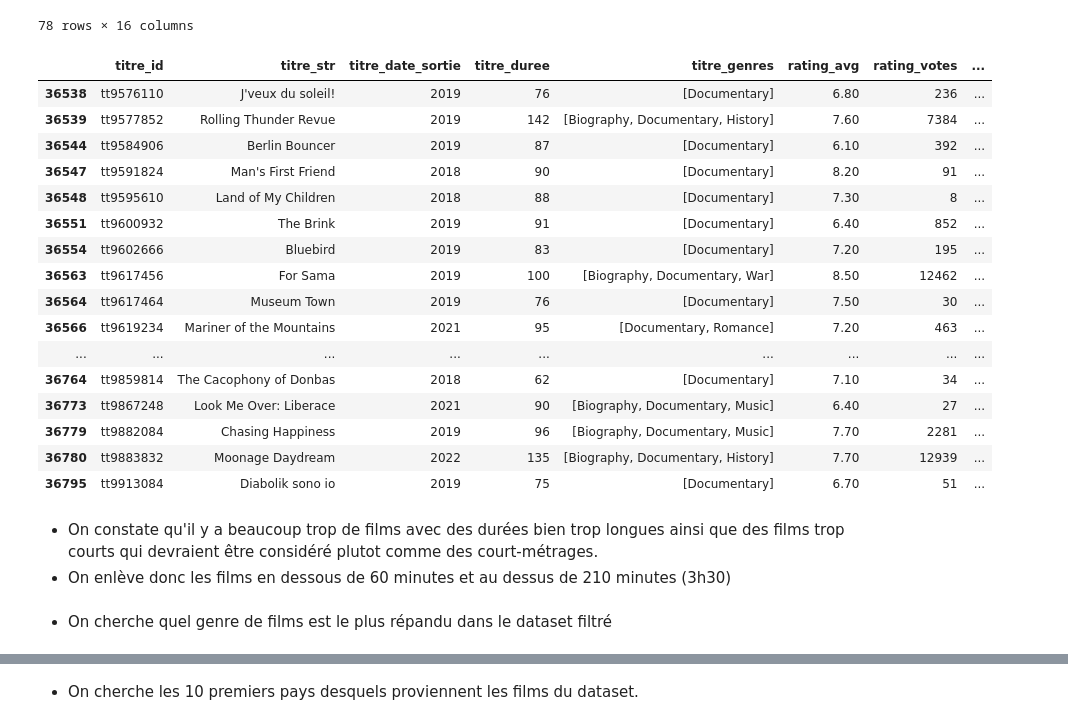
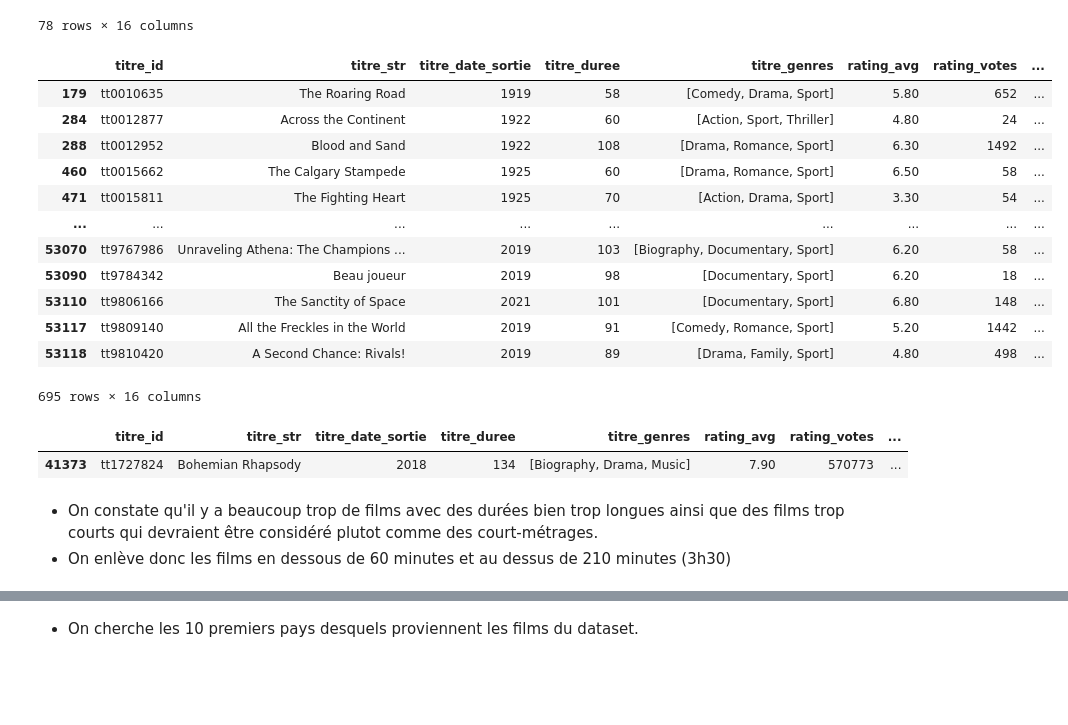
Before and after one commit to Morgan-DCL/project_2, a Jupyter notebook: eda_movies_with_graph.ipynb, the cells around one changed output, grey strips where cells are left out. Cells and saved outputs as stored; diff of their text form; code cells hidden in the pictures; blank space fills up the shorter version.

```diff
--- a/eda_movies_with_graph.ipynb
+++ b/eda_movies_with_graph.ipynb
@@ -67,6 +106,8 @@ eda.show_total_films_decade_plotly(df)
 # %%
 condi =(
     (df["titre_date_sortie"] >= 1960) &
-    (df["rating_avg"] >= 5)
+    (df["rating_avg"] >= 5) &
+    (df["rating_votes"] >= 5000)
 )
+
 df = df[condi].reset_index(drop='index')
@@ -72,0 +137,3 @@ df = df[condi].reset_index(drop='index')
+# %%
+genres_ = ["Music", "Documentary", "Reality-TV", "News"]
+df = df[df['titre_genres'].apply(lambda x: all(g not in x for g in genres_))]
@@ -129,27 +198,28 @@ df[(df["titre_duree"] > 210) & (df["titre_duree"] < 400)]
 | 36671 | tt9749570 | Heimat is a Space in Time | 2019 | 218 | [Documentary, History] | 6.90 | 162 | ... |
 78 rows × 16 columns
 # %%
-df1 = df[df["titre_genres"].apply(lambda x: "Documentary" in x)]
+# News out !
+df1 = df[df["titre_genres"].apply(lambda x: "Sport" in x)]
+df1
+# %% [output]
+|  | titre_id | titre_str | titre_date_sortie | titre_duree | titre_genres | rating_avg | rating_votes | ... |
+| 179 | tt0010635 | The Roaring Road | 1919 | 58 | [Comedy, Drama, Sport] | 5.80 | 652 | ... |
+| 284 | tt0012877 | Across the Continent | 1922 | 60 | [Action, Sport, Thriller] | 4.80 | 24 | ... |
+| 288 | tt0012952 | Blood and Sand | 1922 | 108 | [Drama, Romance, Sport] | 6.30 | 1492 | ... |
+| 460 | tt0015662 | The Calgary Stampede | 1925 | 60 | [Drama, Romance, Sport] | 6.50 | 58 | ... |
+| 471 | tt0015811 | The Fighting Heart | 1925 | 70 | [Action, Drama, Sport] | 3.30 | 54 | ... |
+| ... | ... | ... | ... | ... | ... | ... | ... | ... |
+| 53070 | tt9767986 | Unraveling Athena: The Champions ... | 2019 | 103 | [Biography, Documentary, Sport] | 6.20 | 58 | ... |
+| 53090 | tt9784342 | Beau joueur | 2019 | 98 | [Documentary, Sport] | 6.20 | 18 | ... |
+| 53110 | tt9806166 | The Sanctity of Space | 2021 | 101 | [Documentary, Sport] | 6.80 | 148 | ... |
+| 53117 | tt9809140 | All the Freckles in the World | 2019 | 91 | [Comedy, Romance, Sport] | 5.20 | 1442 | ... |
+| 53118 | tt9810420 | A Second Chance: Rivals! | 2019 | 89 | [Drama, Family, Sport] | 4.80 | 498 | ... |
+695 rows × 16 columns
-# %%
-df1.tail(50)
-# %% [output]
-|  | titre_id | titre_str | titre_date_sortie | titre_duree | titre_genres | rating_avg | rating_votes | ... |
-| 36538 | tt9576110 | J'veux du soleil! | 2019 | 76 | [Documentary] | 6.80 | 236 | ... |
-| 36539 | tt9577852 | Rolling Thunder Revue | 2019 | 142 | [Biography, Documentary, History] | 7.60 | 7384 | ... |
-| 36544 | tt9584906 | Berlin Bouncer | 2019 | 87 | [Documentary] | 6.10 | 392 | ... |
-| 36547 | tt9591824 | Man's First Friend | 2018 | 90 | [Documentary] | 8.20 | 91 | ... |
-| 36548 | tt9595610 | Land of My Children | 2018 | 88 | [Documentary] | 7.30 | 8 | ... |
-| 36551 | tt9600932 | The Brink | 2019 | 91 | [Documentary] | 6.40 | 852 | ... |
-| 36554 | tt9602666 | Bluebird | 2019 | 83 | [Documentary] | 7.20 | 195 | ... |
-| 36563 | tt9617456 | For Sama | 2019 | 100 | [Biography, Documentary, War] | 8.50 | 12462 | ... |
-| 36564 | tt9617464 | Museum Town | 2019 | 76 | [Documentary] | 7.50 | 30 | ... |
-| 36566 | tt9619234 | Mariner of the Mountains | 2021 | 95 | [Documentary, Romance] | 7.20 | 463 | ... |
-| ... | ... | ... | ... | ... | ... | ... | ... | ... |
-| 36764 | tt9859814 | The Cacophony of Donbas | 2018 | 62 | [Documentary] | 7.10 | 34 | ... |
-| 36773 | tt9867248 | Look Me Over: Liberace | 2021 | 90 | [Biography, Documentary, Music] | 6.40 | 27 | ... |
-| 36779 | tt9882084 | Chasing Happiness | 2019 | 96 | [Biography, Documentary, Music] | 7.70 | 2281 | ... |
-| 36780 | tt9883832 | Moonage Daydream | 2022 | 135 | [Biography, Documentary, History] | 7.70 | 12939 | ... |
-| 36795 | tt9913084 | Diabolik sono io | 2019 | 75 | [Documentary] | 6.70 | 51 | ... |
+# %%
+df[df["titre_id"].str.contains("tt1727824")]
+# %% [output]
+|  | titre_id | titre_str | titre_date_sortie | titre_duree | titre_genres | rating_avg | rating_votes | ... |
+| 41373 | tt1727824 | Bohemian Rhapsody | 2018 | 134 | [Biography, Drama, Music] | 7.90 | 570773 | ... |
 # %% [markdown]
 - On constate qu'il y a beaucoup trop de films avec des durées bien trop longues ainsi que des films trop courts qui devraient être considéré plutot comme des court-métrages.
 - On enlève donc les films en dessous de 60 minutes et au dessus de 210 minutes (3h30)
@@ -171,5 +241,3 @@ df = df[~condi].reset_index(drop='index')
 # plt.show()
 
 boxplot(df)
-# %% [markdown]
-- On cherche quel genre de films est le plus répandu dans le dataset filtré
```
Also changed, not shown: parts of 10 cells of this notebook, 1 other file.
